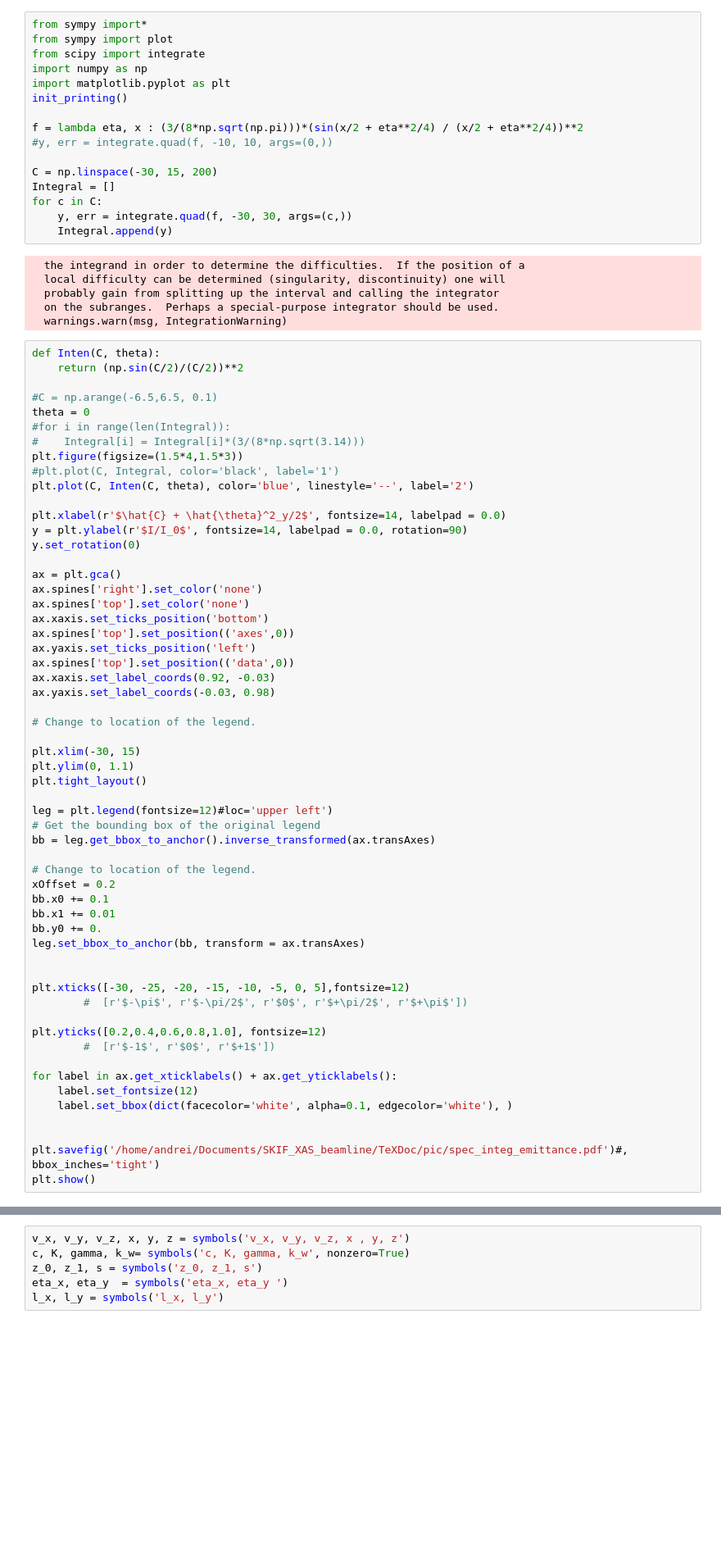
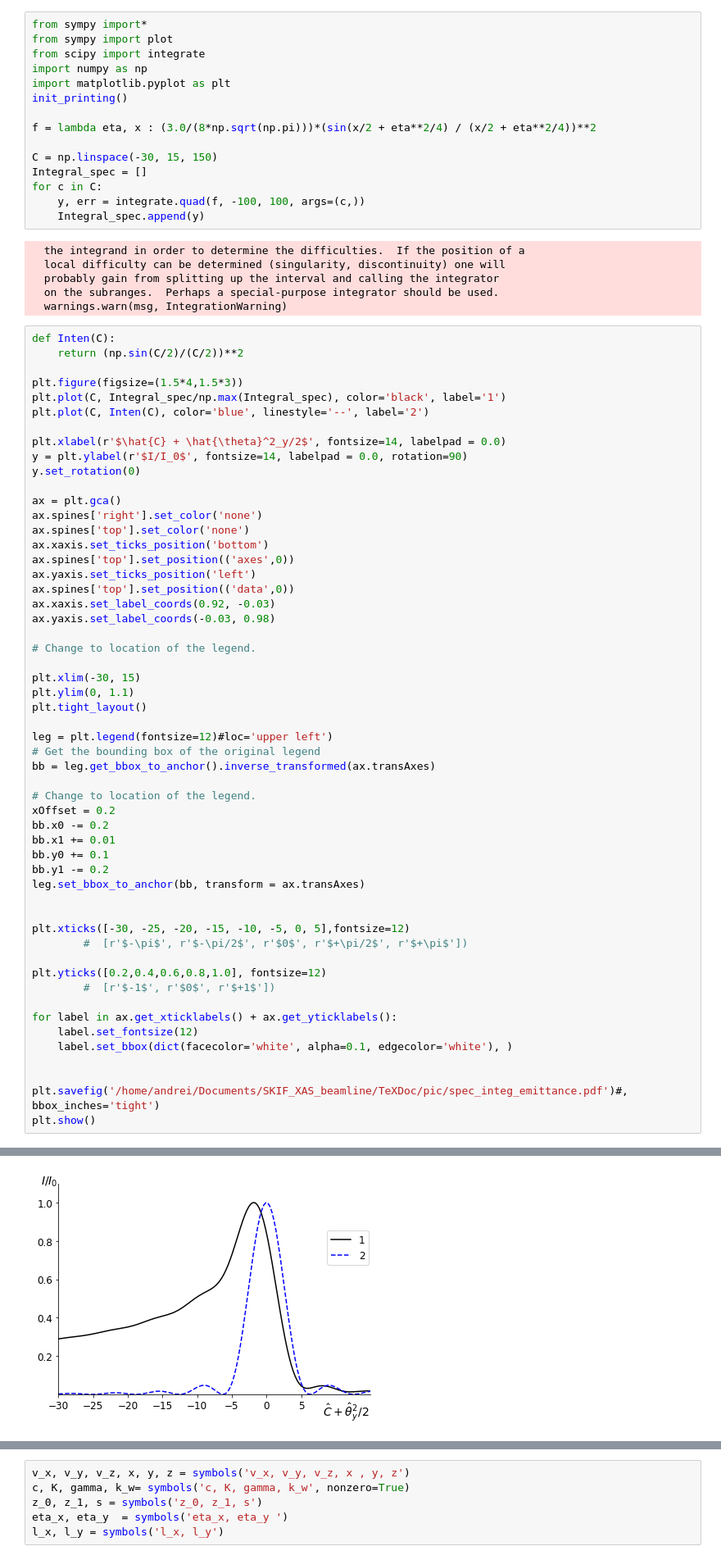
Before and after one commit to TrebAndrew/SKIF_XAS_beamline, a Jupyter notebook: SypPy_examp/Emmitance impact.ipynb, the cells around one changed output, grey strips where cells are left out. Shown at 82% size. Cells and saved outputs as stored; diff of their text form; blank space fills up the shorter version.

```diff
--- a/SypPy_examp/Emmitance impact.ipynb
+++ b/SypPy_examp/Emmitance impact.ipynb
@@ -9,14 +9,13 @@ import numpy as np
 import matplotlib.pyplot as plt
 init_printing()
 
-f = lambda eta, x : (3/(8*np.sqrt(np.pi)))*(sin(x/2 + eta**2/4) / (x/2 + eta**2/4))**2
-#y, err = integrate.quad(f, -10, 10, args=(0,))
+f = lambda eta, x : (3.0/(8*np.sqrt(np.pi)))*(sin(x/2 + eta**2/4) / (x/2 + eta**2/4))**2
 
-C = np.linspace(-30, 15, 200)
-Integral = []
+C = np.linspace(-30, 15, 150)
+Integral_spec = []
 for c in C:
-    y, err = integrate.quad(f, -30, 30, args=(c,))
-    Integral.append(y)
+    y, err = integrate.quad(f, -100, 100, args=(c,))
+    Integral_spec.append(y)
 # %% [output]
   the integrand in order to determine the difficulties.  If the position of a
   local difficulty can be determined (singularity, discontinuity) one will
@@ -24,16 +23,12 @@ for c in C:
   on the subranges.  Perhaps a special-purpose integrator should be used.
   warnings.warn(msg, IntegrationWarning)
 # %%
-def Inten(C, theta):
+def Inten(C):
     return (np.sin(C/2)/(C/2))**2
 
-#C = np.arange(-6.5,6.5, 0.1)
-theta = 0
-#for i in range(len(Integral)):
-#    Integral[i] = Integral[i]*(3/(8*np.sqrt(3.14)))
 plt.figure(figsize=(1.5*4,1.5*3))
-#plt.plot(C, Integral, color='black', label='1')
-plt.plot(C, Inten(C, theta), color='blue', linestyle='--', label='2')
+plt.plot(C, Integral_spec/np.max(Integral_spec), color='black', label='1')
+plt.plot(C, Inten(C), color='blue', linestyle='--', label='2')
 
 plt.xlabel(r'$\hat{C} + \hat{\theta}^2_y/2$', fontsize=14, labelpad = 0.0)
 y = plt.ylabel(r'$I/I_0$', fontsize=14, labelpad = 0.0, rotation=90)
@@ -61,9 +56,10 @@ bb = leg.get_bbox_to_anchor().inverse_transformed(ax.transAxes)
 
 # Change to location of the legend.
 xOffset = 0.2
-bb.x0 += 0.1
+bb.x0 -= 0.2
 bb.x1 += 0.01
-bb.y0 += 0.
+bb.y0 += 0.1
+bb.y1 -= 0.2
 leg.set_bbox_to_anchor(bb, transform = ax.transAxes)
 
 
@@ -84,0 +80 @@ NameError: name 'plt' is not defined
+[figure, added]
```
Also changed, not shown: parts of 3 cells of this notebook, 26 other files.
